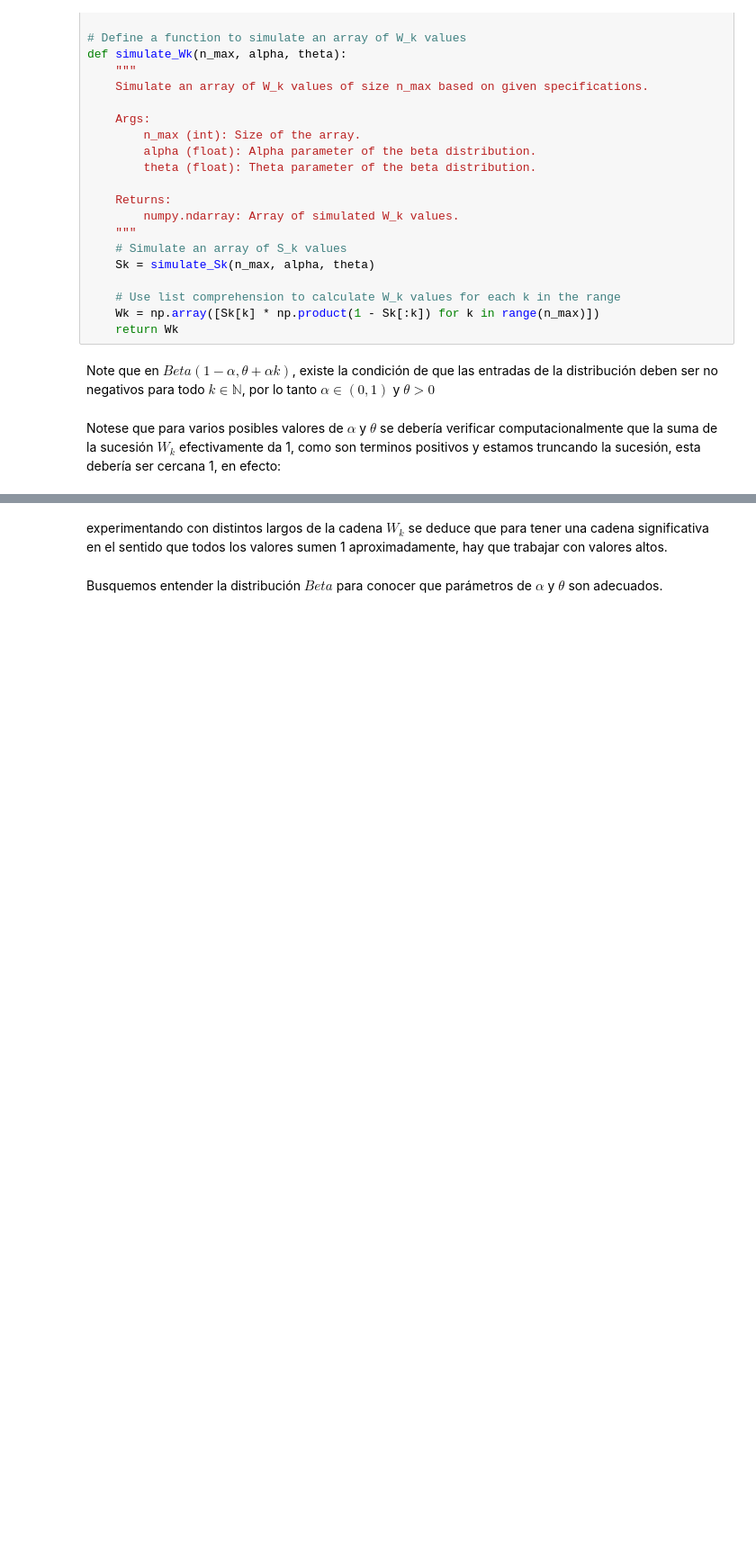
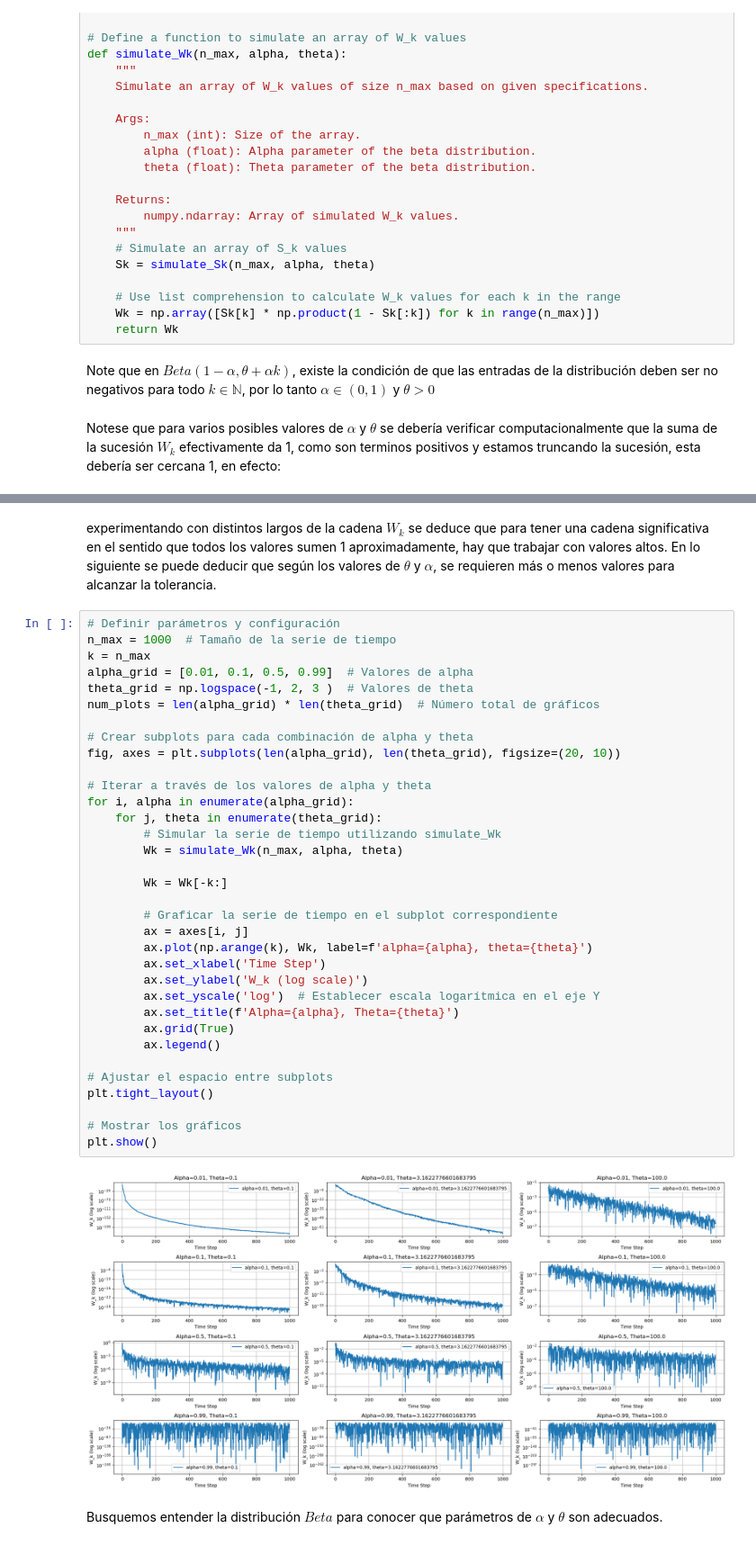
Before and after one commit to Darkrayyss/Certamen-1-MAT468-Diego-Astaburuaga, a Jupyter notebook: Entrega Certamen/Pregunta3.ipynb, the cells around one changed output, grey strips where cells are left out. Shown at 90% size. Cells and saved outputs as stored; diff of their text form; blank space fills up the shorter version.

```diff
--- a/Entrega Certamen/Pregunta3.ipynb
+++ b/Entrega Certamen/Pregunta3.ipynb
@@ -96,4 +96,40 @@ Estimation of P(sum(W_k) < 0.9) is 0.36
 # %% [markdown]
-experimentando con distintos largos de la cadena $W_k$ se deduce que para tener una cadena significativa en el sentido que todos los valores sumen 1 aproximadamente, hay que trabajar con valores altos.
+experimentando con distintos largos de la cadena $W_k$ se deduce que para tener una cadena significativa en el sentido que todos los valores sumen 1 aproximadamente, hay que trabajar con valores altos. En lo siguiente se puede deducir que según los valores de $\theta$ y $\alpha$, se requieren más o menos valores para alcanzar la tolerancia.
+# %%
+# Definir parámetros y configuración
+n_max = 1000  # Tamaño de la serie de tiempo
+k = n_max
+alpha_grid = [0.01, 0.1, 0.5, 0.99]  # Valores de alpha
+theta_grid = np.logspace(-1, 2, 3 )  # Valores de theta
+num_plots = len(alpha_grid) * len(theta_grid)  # Número total de gráficos
+
+# Crear subplots para cada combinación de alpha y theta
+fig, axes = plt.subplots(len(alpha_grid), len(theta_grid), figsize=(20, 10))
+
+# Iterar a través de los valores de alpha y theta
+for i, alpha in enumerate(alpha_grid):
+    for j, theta in enumerate(theta_grid):
+        # Simular la serie de tiempo utilizando simulate_Wk
+        Wk = simulate_Wk(n_max, alpha, theta)
+
+        Wk = Wk[-k:]
+
+        # Graficar la serie de tiempo en el subplot correspondiente
+        ax = axes[i, j]
+        ax.plot(np.arange(k), Wk, label=f'alpha={alpha}, theta={theta}')
+        ax.set_xlabel('Time Step')
+        ax.set_ylabel('W_k (log scale)')
+        ax.set_yscale('log')  # Establecer escala logarítmica en el eje Y
+        ax.set_title(f'Alpha={alpha}, Theta={theta}')
+        ax.grid(True)
+        ax.legend()
+
+# Ajustar el espacio entre subplots
+plt.tight_layout()
+
+# Mostrar los gráficos
+plt.show()
+# %% [output]
+[figure, added]
 # %% [markdown]
 Busquemos entender la distribución $Beta$ para conocer que parámetros de $\alpha$ y $\theta$ son adecuados.
```
Also changed, not shown: parts of 33 cells of this notebook, 1 other file.
